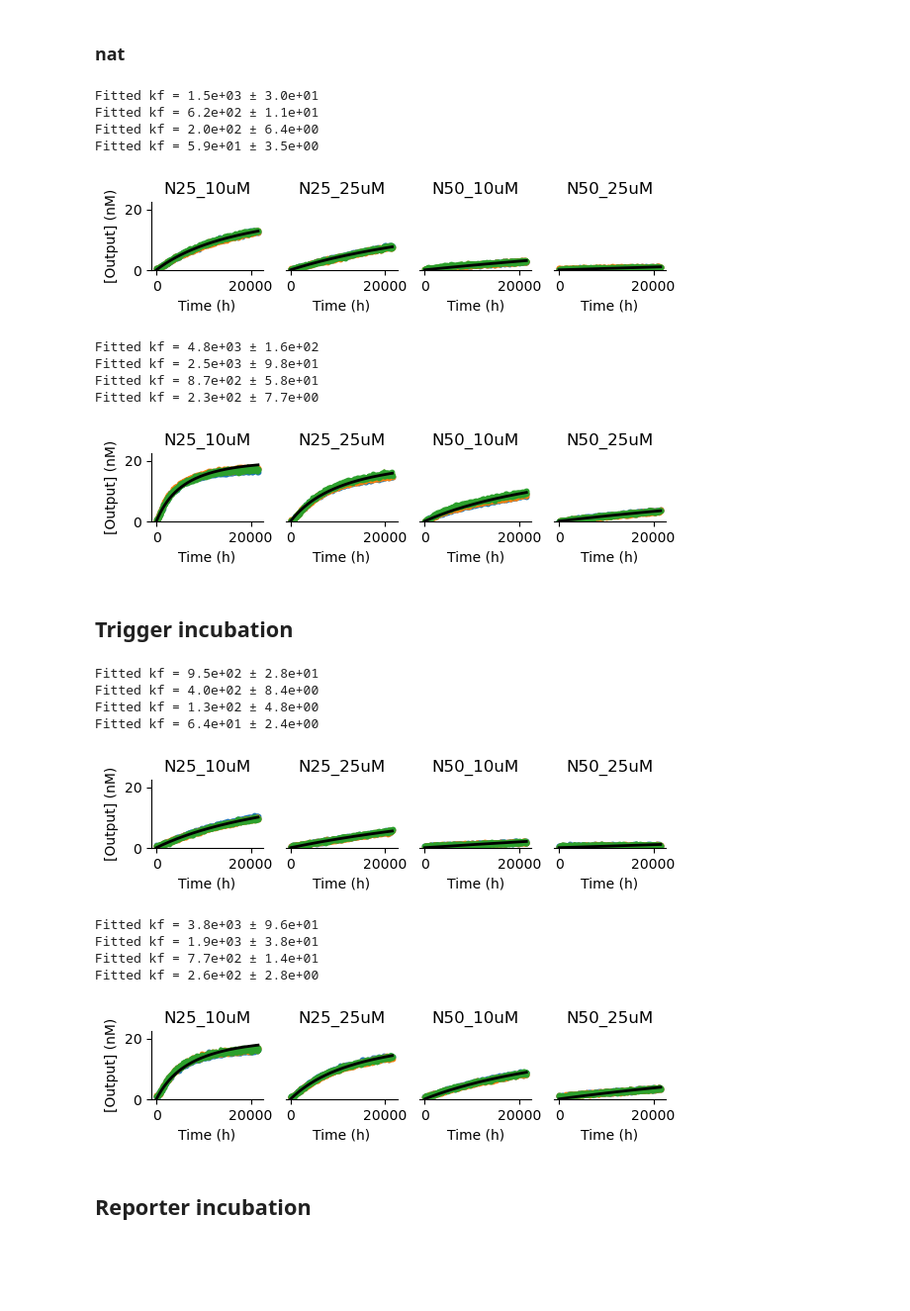
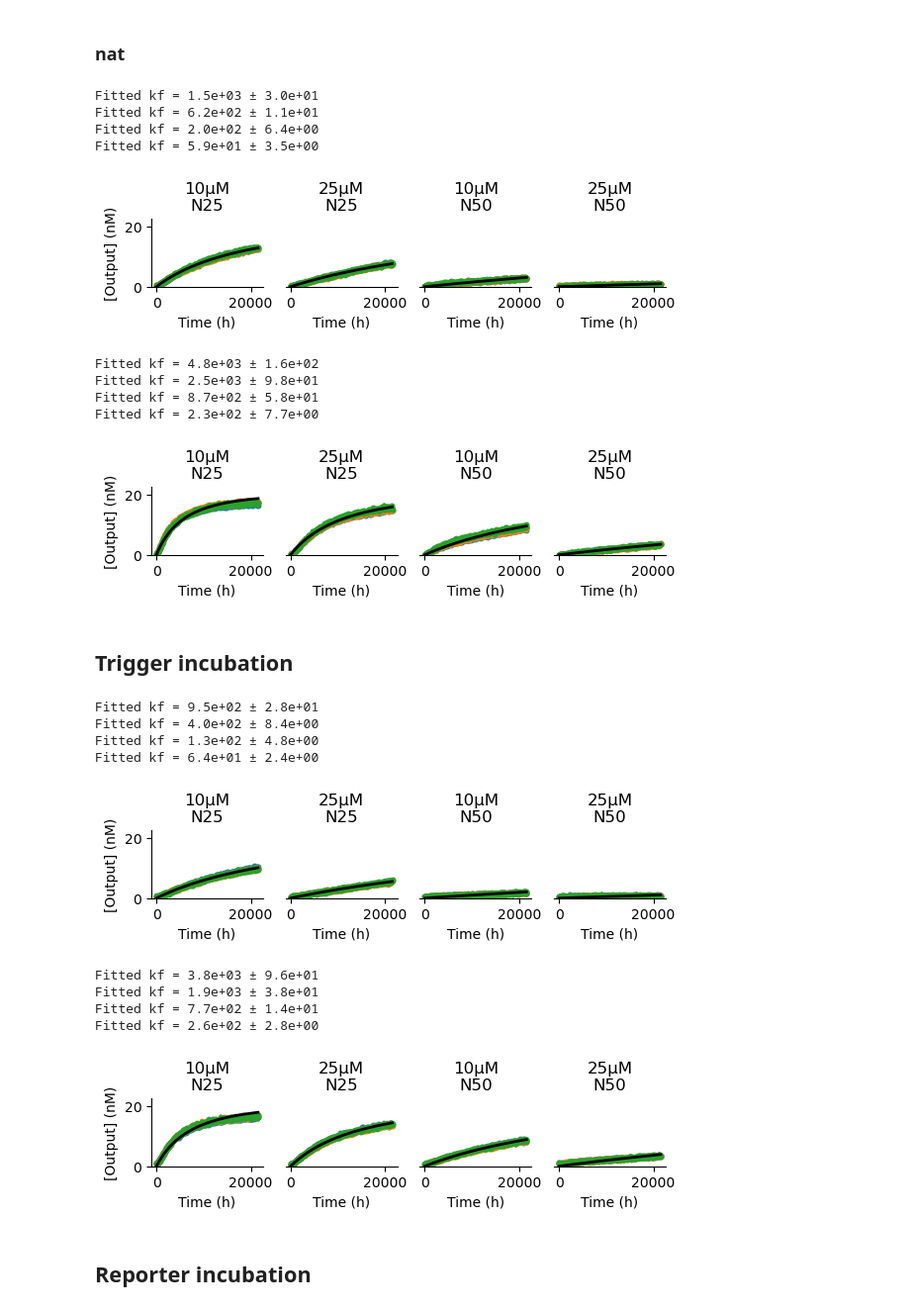
Before and after one commit to thachuk-lab/NN-DSD-Results-Analysis, a Jupyter notebook: CascadeModeling.ipynb, the cells around one changed output. Shown at 99% size. Drawn from its saved outputs; the diff is of its cells as text; code cells hidden in the pictures; blank space fills up the shorter version.

```diff
--- a/CascadeModeling.ipynb
+++ b/CascadeModeling.ipynb
@@ -625,7 +625,7 @@ fixed_params_list = [
 ]
 
 
-initial_k = 2e5
+initial_k = 2e6
 
 
 x_list  = [x_trunc]
@@ -706,8 +706,7 @@ fit_nn =  [4076.666667, (16163.700000-4076.666667)/20]
 # %% [markdown]
 ### nat
 # %%
-labels = ['N25_10uM', 'N25_25uM', 'N50_10uM', 'N50_25uM']
-
+labels = [u"10\u03bcM\nN25", u"25\u03bcM\nN25", u"10\u03bcM\nN50", u"25\u03bcM\nN50"]
 
 data = TUM_no[0:number_of_points]
 conditions = conditions_TUM_no
@@ -856,37 +855,36 @@ for i,a in enumerate(ax):
     a.fill_between(x_trunc,c,  (c+np.array(stdDev[i][j])), color=color_scheme[j], alpha= alph)
 
 
   fitted_kf = np.mean(res)
   param_sd_kf = np.std(res)
   print(f"Fitted kf = {fitted_kf:.1e} ± {param_sd_kf:.1e}")
 
 
   k_no_nat.append([fitted_kf,param_sd_kf])
   a.plot(x,[i*1e9 for i in modelOneStep(fitted_kf, x, fixed_params_list[i])], color='black',linewidth=line)
 
   a.set_xlabel('Time (h)')
   a.set_title(f"{labels[i]}")
   a.spines['left'].set_visible(False)
   a.spines['right'].set_visible(False)
   a.spines['top'].set_visible(False)
   a.get_yaxis().set_visible(False)
 ax[0].get_yaxis().set_visible(True)
 ax[0].spines['left'].set_visible(True)
 ax[0].set_ylim(0,22.5)
 
 ax[0].set_ylabel('[Output] (nM)')
 
 #plt.savefig('TUM_nat_noinc.svg', dpi = 500, transparent=True)
 plt.show()
 # %% [output]
 Fitted kf = 1.5e+03 ± 3.0e+01
 Fitted kf = 6.2e+02 ± 1.1e+01
 Fitted kf = 2.0e+02 ± 6.4e+00
 Fitted kf = 5.9e+01 ± 3.5e+00
-[figure, old version]
+[figure, new version]
 # %%
-labels = ['N25_10uM', 'N25_25uM', 'N50_10uM', 'N50_25uM']
-
+labels = [u"10\u03bcM\nN25", u"25\u03bcM\nN25", u"10\u03bcM\nN50", u"25\u03bcM\nN50"]
 
 data = TUM_no[0:number_of_points]
 conditions = conditions_TUM_no
@@ -1063,12 +1061,11 @@ Fitted kf = 4.8e+03 ± 1.6e+02
 Fitted kf = 2.5e+03 ± 9.8e+01
 Fitted kf = 8.7e+02 ± 5.8e+01
 Fitted kf = 2.3e+02 ± 7.7e+00
-[figure, old version]
+[figure, new version]
 # %% [markdown]
 ## Trigger incubation
 # %%
-labels = ['N25_10uM', 'N25_25uM', 'N50_10uM', 'N50_25uM']
-
+labels = [u"10\u03bcM\nN25", u"25\u03bcM\nN25", u"10\u03bcM\nN50", u"25\u03bcM\nN50"]
 
 data = TUM_trig[0:number_of_points]
 conditions = conditions_TUM_trig
@@ -1246,10 +1243,9 @@ Fitted kf = 9.5e+02 ± 2.8e+01
 Fitted kf = 4.0e+02 ± 8.4e+00
 Fitted kf = 1.3e+02 ± 4.8e+00
 Fitted kf = 6.4e+01 ± 2.4e+00
-[figure, old version]
+[figure, new version]
 # %%
-labels = ['N25_10uM', 'N25_25uM', 'N50_10uM', 'N50_25uM']
-
+labels = [u"10\u03bcM\nN25", u"25\u03bcM\nN25", u"10\u03bcM\nN50", u"25\u03bcM\nN50"]
 
 data = TUM_trig[0:number_of_points]
 conditions = conditions_TUM_trig
@@ -1427,7 +1423,7 @@ Fitted kf = 3.8e+03 ± 9.6e+01
 Fitted kf = 1.9e+03 ± 3.8e+01
 Fitted kf = 7.7e+02 ± 1.4e+01
 Fitted kf = 2.6e+02 ± 2.8e+00
-[figure, old version]
+[figure, new version]
 # %% [markdown]
 ## Reporter incubation
 # %%
```
Also changed, not shown: parts of 4 cells of this notebook, 3 other files.
